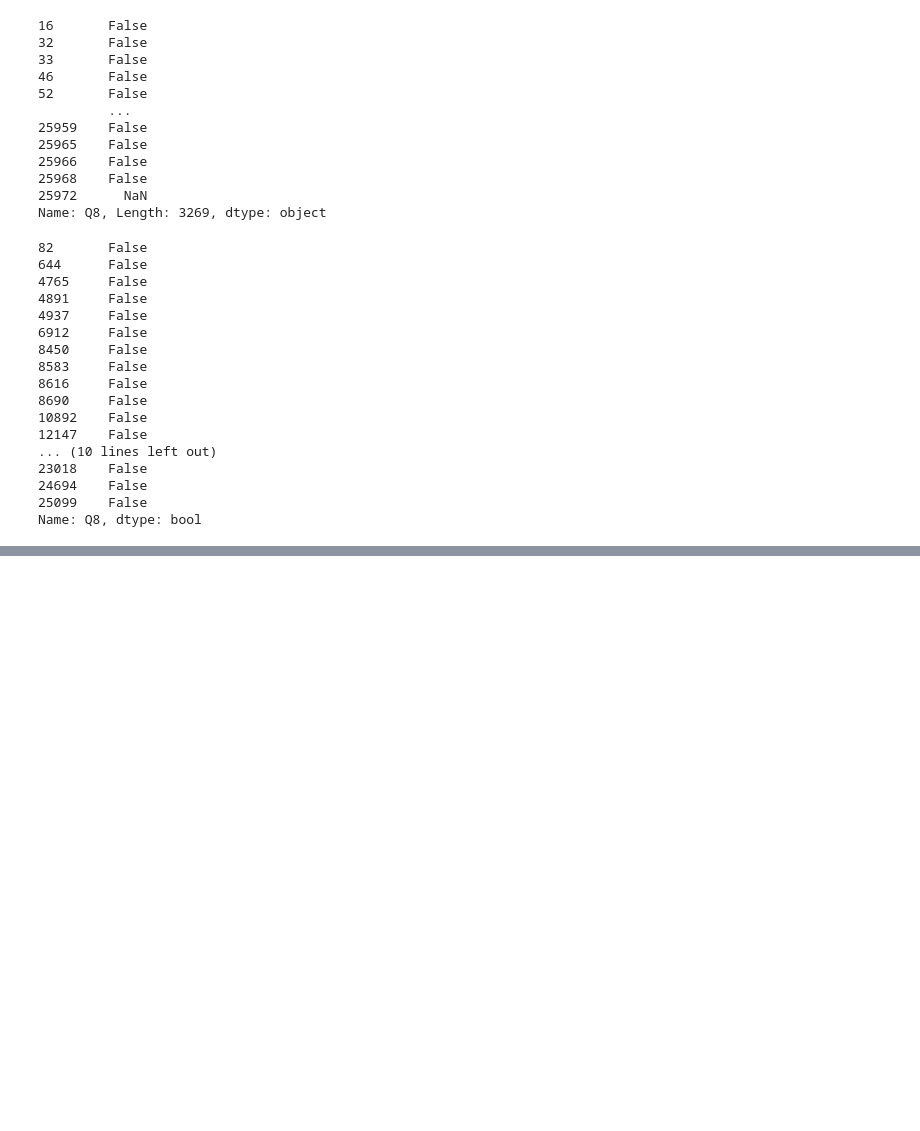
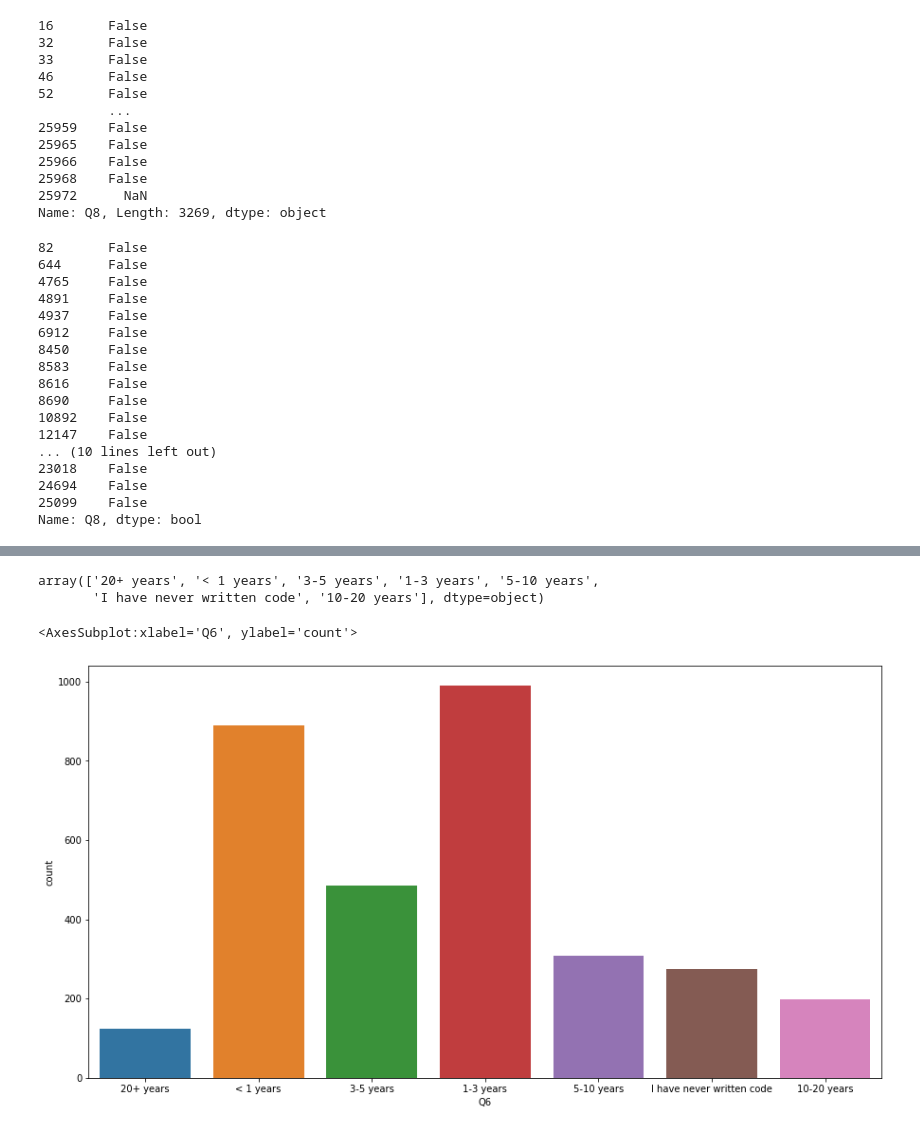
Before and after one commit to Adalab/project-da-promo-d-modulo-2-team-4, a Jupyter notebook: exploracion/limpieza de columnas.ipynb, the cells around one changed output, grey strips where cells are left out. Drawn from its saved outputs; the diff is of its cells as text; code cells hidden in the pictures; blank space fills up the shorter version.

```diff
--- a/exploracion/limpieza de columnas.ipynb
+++ b/exploracion/limpieza de columnas.ipynb
@@ -241,0 +261,2 @@ lista_data2
+# %%
+df_data.set_index("index", inplace=True)
@@ -241,0 +270,11 @@ lista_data2
+# %%
+df_data["Q6"].unique()
+# %% [output]
+array(['20+ years', '< 1 years', '3-5 years', '1-3 years', '5-10 years',
+       'I have never written code', '10-20 years'], dtype=object)
+# %%
+plt.figure(figsize = (15,8))
+sns.countplot(x= df_data["Q6"], data = df_data)
+# %% [output]
+<AxesSubplot:xlabel='Q6', ylabel='count'>
+[figure, added]
```
Also changed, not shown: parts of 18 cells of this notebook.
